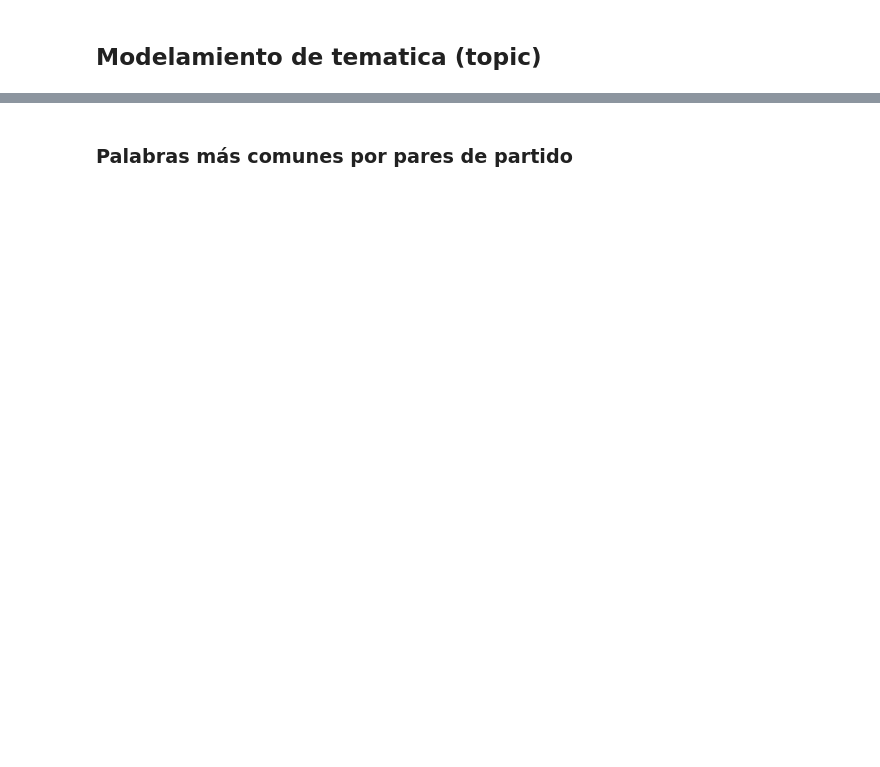
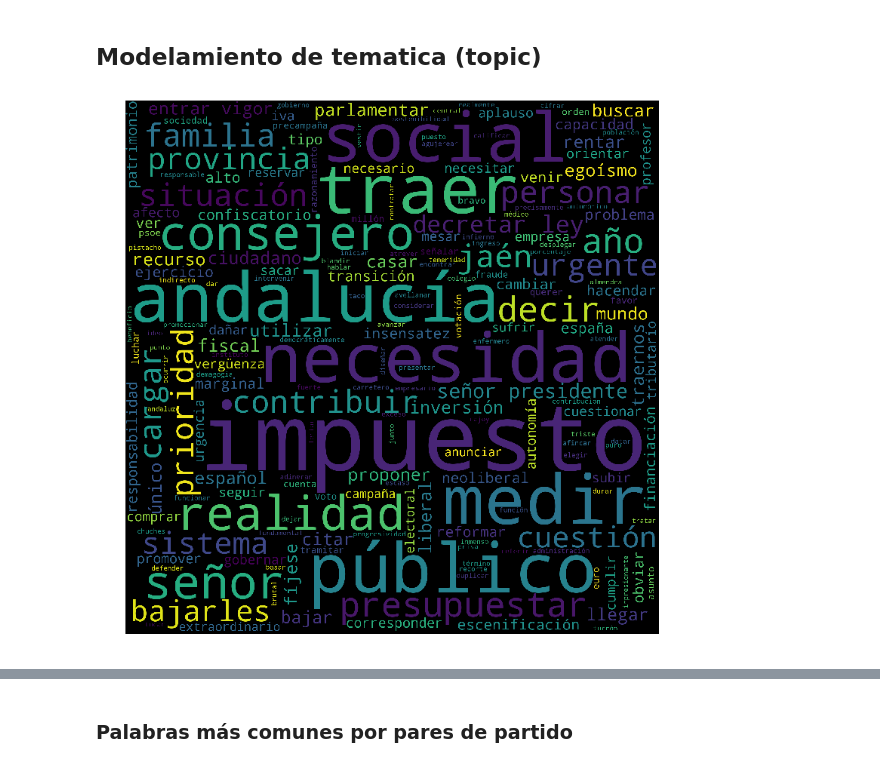
Before and after one commit to elvgarrui/Parlamento_PLN, a Jupyter notebook: análisis_parlamento.ipynb, the cells around one changed output, grey strips where cells are left out. Drawn from its saved outputs; the diff is of its cells as text; code cells hidden in the pictures; blank space fills up the shorter version.

```diff
--- a/análisis_parlamento.ipynb
+++ b/análisis_parlamento.ipynb
@@ -471,3 +424,37 @@ inter = textos_intervenciones["BOSQUET AZNAR"]
 # %%
+import spacy
 #pip install --upgrade gensim
 from gensim.models import Phrases
+from gensim import corpora
+from gensim import models
+import gensim
+import numpy as np
+
+nlp = spacy.load('es_core_news_md')
+# %%
+#Texto de ejemplo
+
+inter_un = texto_unsplitted["CANO PALOMINO"]
+# %%
+#Lemmanización
+
+inter_un = [l.lemma_ for l in nlp(inter_un)]
+# %%
+#Palabras más repetidas
+
+def showWordCloud(data):
+    words = ' '.join(data)
+    cleaned_word = " ".join([word for word in words.split()])
+    wordcloud = WordCloud(stopwords = STOPWORDS,
+                         background_color = 'black',
+                         width = 2500,
+                         height = 2500
+                         ).generate(cleaned_word)
+    plt.figure(1,figsize = (13,13))
+    plt.imshow(wordcloud)
+    plt.axis('off')
+    plt.show()
+
+showWordCloud(inter_un)
+# %% [output]
+[figure, added]
```
Also changed, not shown: parts of 18 cells of this notebook.
